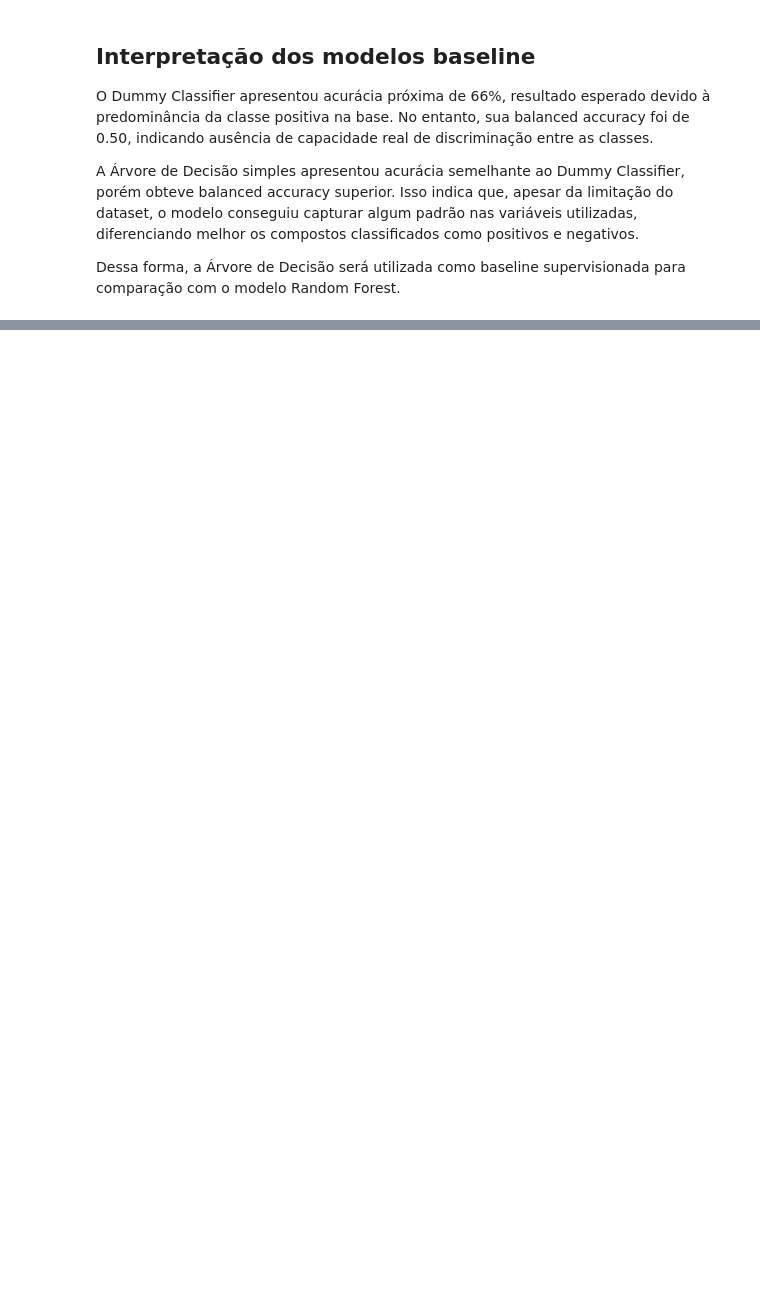
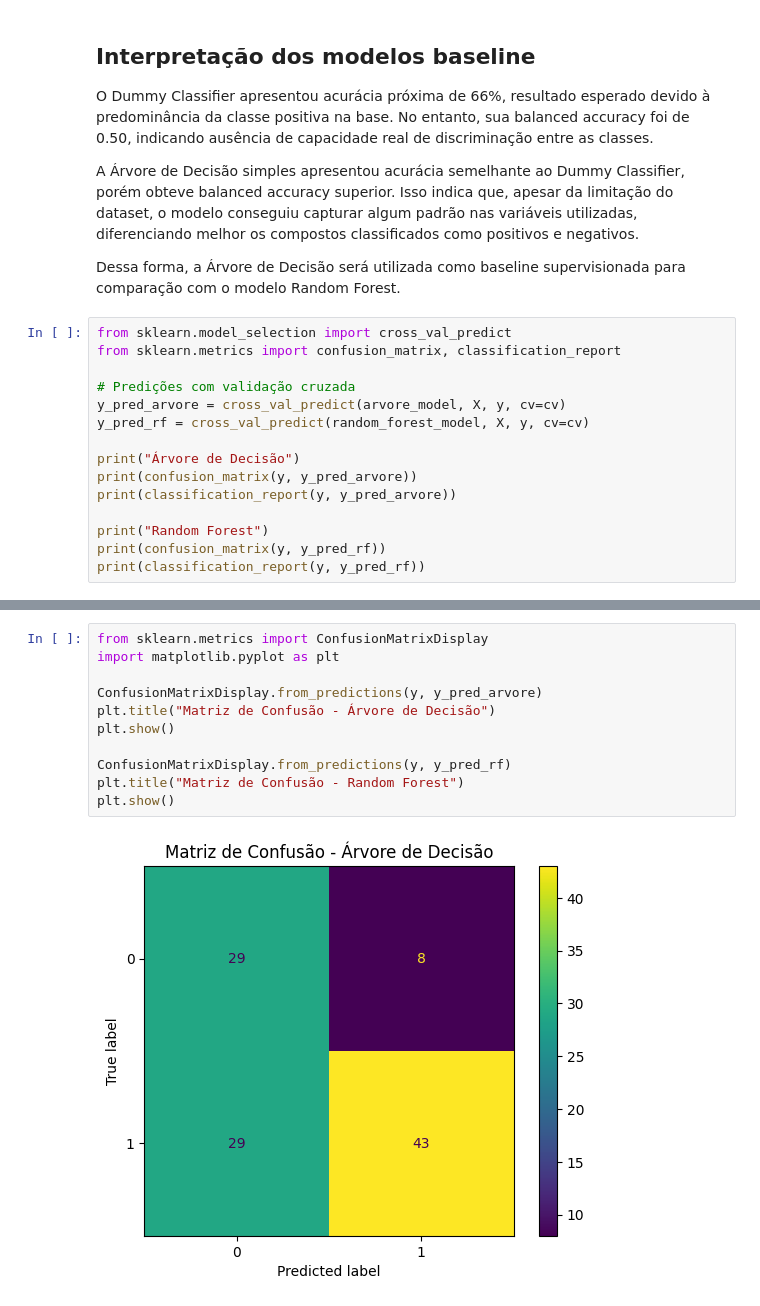
Before and after one commit to pablocosme/Projeto_Residuos_Dentarios_IA, a Jupyter notebook: eda.ipynb, the cells around one changed output, grey strips where cells are left out. Drawn from its saved outputs; the diff is of its cells as text; blank space fills up the shorter version.

Commit message:
Fazendo matriz de confusão dos algoritmos.

```diff
--- a/eda.ipynb
+++ b/eda.ipynb
@@ -522,3 +522,18 @@ O Dummy Classifier apresentou acurácia próxima de 66%, resultado esperado devi
 A Árvore de Decisão simples apresentou acurácia semelhante ao Dummy Classifier, porém obteve balanced accuracy superior. Isso indica que, apesar da limitação do dataset, o modelo conseguiu capturar algum padrão nas variáveis utilizadas, diferenciando melhor os compostos classificados como positivos e negativos.
 
 Dessa forma, a Árvore de Decisão será utilizada como baseline supervisionada para comparação com o modelo Random Forest.
+# %%
+from sklearn.model_selection import cross_val_predict
+from sklearn.metrics import confusion_matrix, classification_report
+
+# Predições com validação cruzada
+y_pred_arvore = cross_val_predict(arvore_model, X, y, cv=cv)
+y_pred_rf = cross_val_predict(random_forest_model, X, y, cv=cv)
+
+print("Árvore de Decisão")
+print(confusion_matrix(y, y_pred_arvore))
+print(classification_report(y, y_pred_arvore))
+
+print("Random Forest")
+print(confusion_matrix(y, y_pred_rf))
+print(classification_report(y, y_pred_rf))
@@ -524,0 +558,13 @@ Dessa forma, a Árvore de Decisão será utilizada como baseline supervisionada
+# %%
+from sklearn.metrics import ConfusionMatrixDisplay
+import matplotlib.pyplot as plt
+
+ConfusionMatrixDisplay.from_predictions(y, y_pred_arvore)
+plt.title("Matriz de Confusão - Árvore de Decisão")
+plt.show()
+
+ConfusionMatrixDisplay.from_predictions(y, y_pred_rf)
+plt.title("Matriz de Confusão - Random Forest")
+plt.show()
+# %% [output]
+[figure, added]
```
Also changed, not shown: parts of 10 cells of this notebook.
